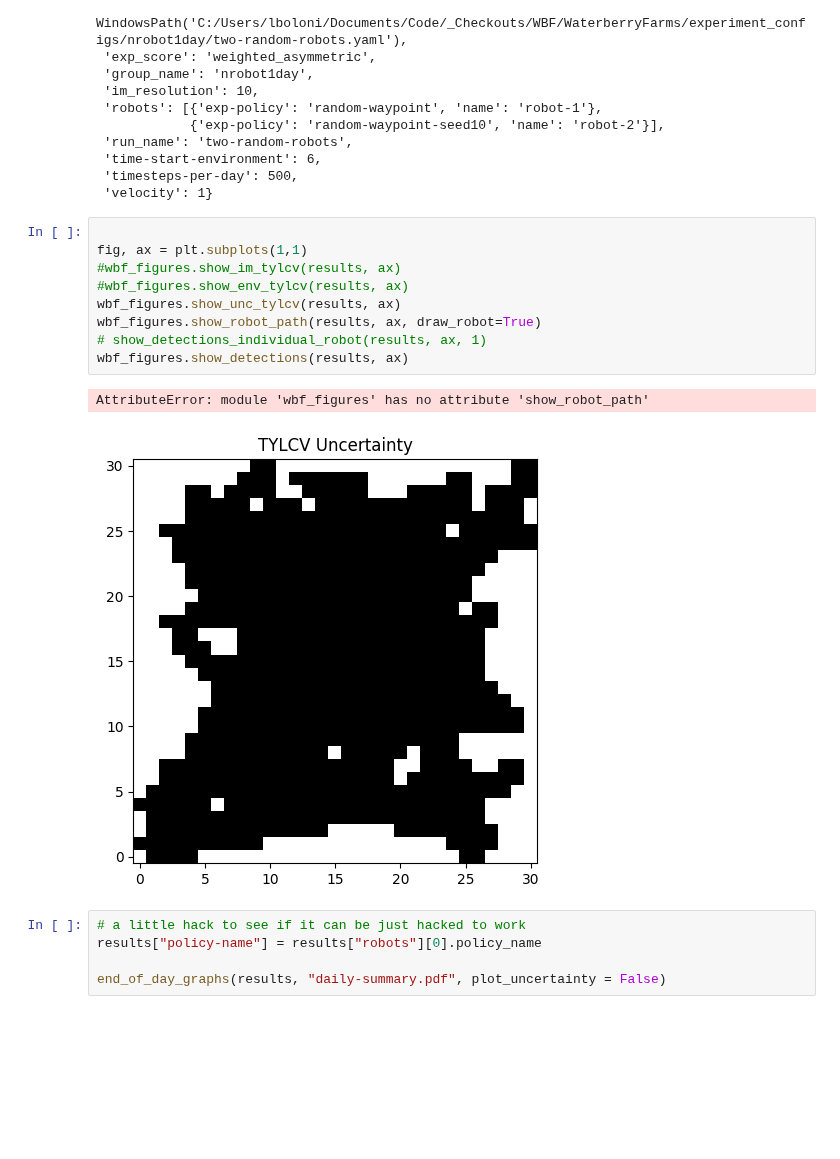
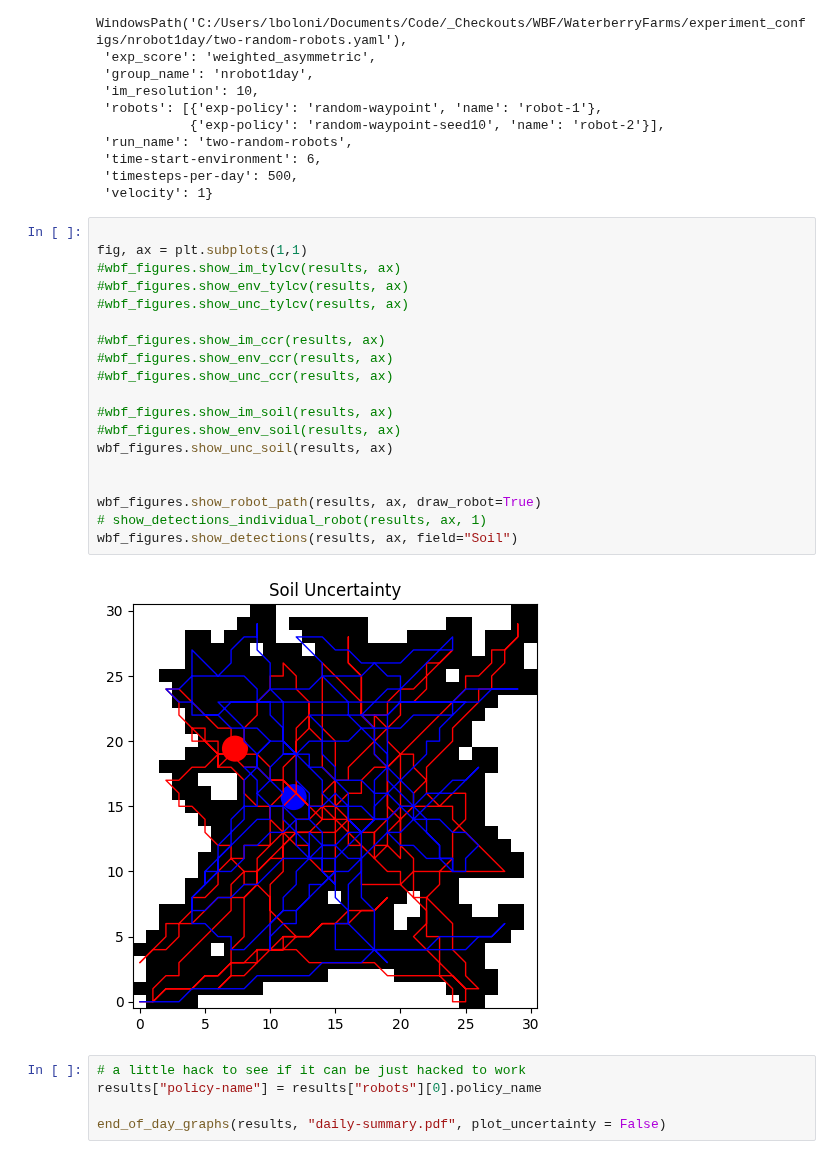
Before and after one commit to lboloni/WaterberryFarms, a Jupyter notebook: notebooks/nRobot1Day-Visualize.ipynb, the cells around one changed output. Saved outputs shown, nothing was run; the diff lists cells and outputs as text; blank space fills up the shorter version.

Commit message:
More refactorings on the visual framework.

```diff
--- a/notebooks/nRobot1Day-Visualize.ipynb
+++ b/notebooks/nRobot1Day-Visualize.ipynb
@@ -63,15 +63,24 @@ Configuration for experiment: nrobot1day/two-random-robots successfully loaded
 # %%
 
 fig, ax = plt.subplots(1,1)
 #wbf_figures.show_im_tylcv(results, ax)
 #wbf_figures.show_env_tylcv(results, ax)
-wbf_figures.show_unc_tylcv(results, ax)
+#wbf_figures.show_unc_tylcv(results, ax)
+
+#wbf_figures.show_im_ccr(results, ax)
+#wbf_figures.show_env_ccr(results, ax)
+#wbf_figures.show_unc_ccr(results, ax)
+
+#wbf_figures.show_im_soil(results, ax)
+#wbf_figures.show_env_soil(results, ax)
+wbf_figures.show_unc_soil(results, ax)
+
+
 wbf_figures.show_robot_path(results, ax, draw_robot=True)
 # show_detections_individual_robot(results, ax, 1)
-wbf_figures.show_detections(results, ax)
+wbf_figures.show_detections(results, ax, field="Soil")
 # %% [output]
-AttributeError: module 'wbf_figures' has no attribute 'show_robot_path'
-[figure, old version]
+[figure, new version]
 # %%
 # a little hack to see if it can be just hacked to work
 results["policy-name"] = results["robots"][0].policy_name
```
Also changed, not shown: 9 other files.
